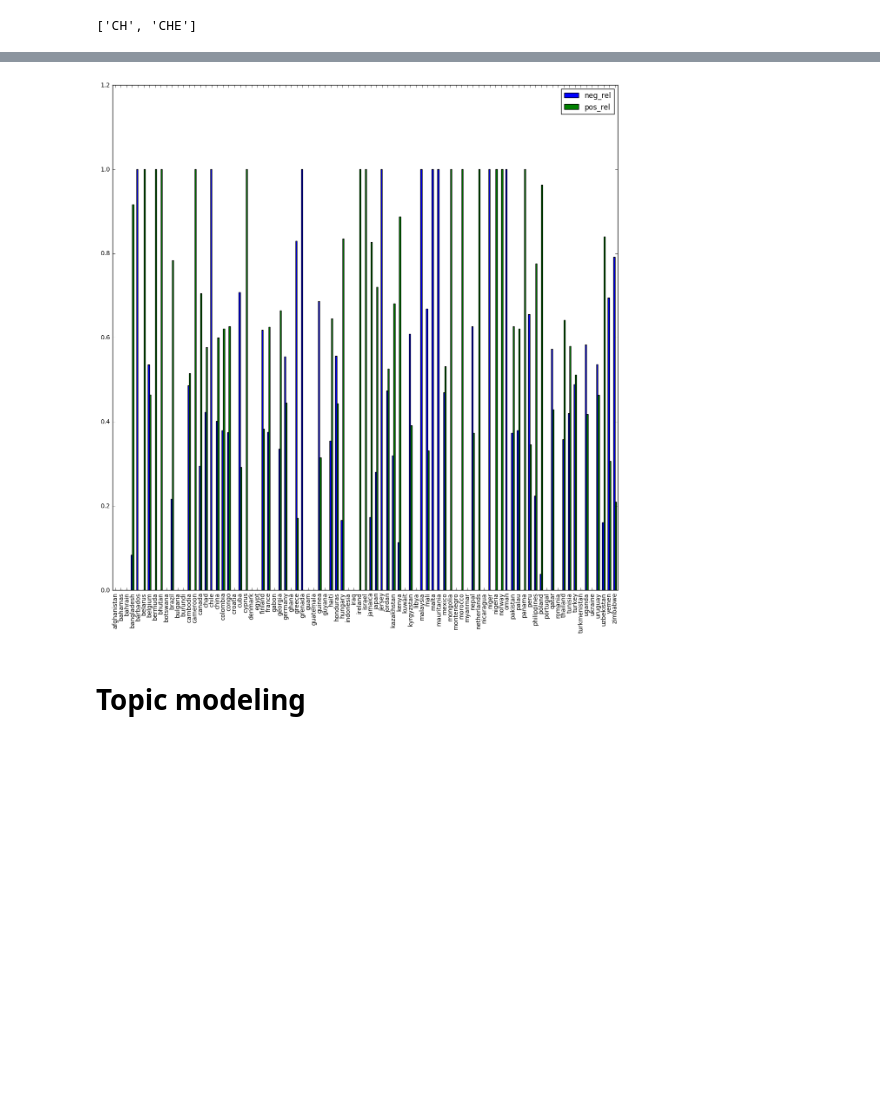
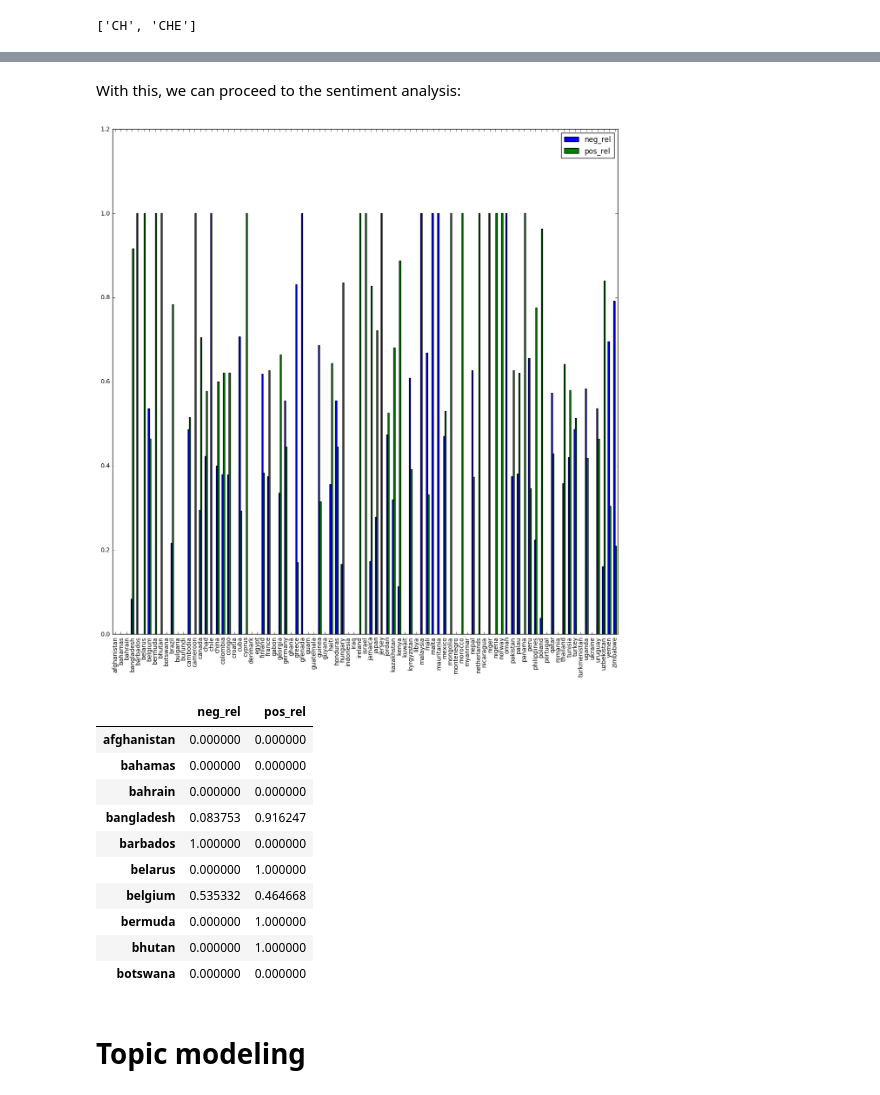
Before and after one commit to Josele/Homework, a Jupyter notebook: 05 - Taming Text/ClintonEmails.ipynb, the cells around one changed output, grey strips where cells are left out. Cells and saved outputs as stored; diff of their text form; code cells hidden in the pictures; blank space fills up the shorter version.

```diff
--- a/05 - Taming Text/ClintonEmails.ipynb
+++ b/05 - Taming Text/ClintonEmails.ipynb
@@ -239,6 +238,8 @@ references['morocco']
  'the first forum in morocco in 2004, when only five leaders participated',
  'pakistan to volunteers for martyrdom on the move from morocco to ',
  "would take immediate effect and that the accreditations of the qatar-based television station's staff in morocco would"]
+# %% [markdown]
+With this, we can proceed to the sentiment analysis:
 # %%
 from nltk.classify import NaiveBayesClassifier
 from nltk.corpus import subjectivity
@@ -287,15 +289,28 @@ for country in references:
         sentiments[country]['pos_rel']=0
 sentiments_aux=sentiments
 # %%
-
+# We move our results to a dataframe and plot it from there
 DF_sentiments=pd.DataFrame(sentiments_aux)
 
 DF_sentiments=DF_sentiments.transpose()
 DF_sentiments_aux=DF_sentiments.drop(['neu','pos','diff','totRefs','neg'],1)
 DF_sentiments_aux.plot(kind='bar',figsize=(15,15))
 plt.show()
+
+DF_sentiments_aux.head(10)
 # %% [output]
 [figure]
+|  | neg_rel | pos_rel |
+| afghanistan | 0.000000 | 0.000000 |
+| bahamas | 0.000000 | 0.000000 |
+| bahrain | 0.000000 | 0.000000 |
+| bangladesh | 0.083753 | 0.916247 |
+| barbados | 1.000000 | 0.000000 |
+| belarus | 0.000000 | 1.000000 |
+| belgium | 0.535332 | 0.464668 |
+| bermuda | 0.000000 | 1.000000 |
+| bhutan | 0.000000 | 1.000000 |
+| botswana | 0.000000 | 0.000000 |
 # %% [markdown]
 # Topic modeling
 # %% [markdown]
```
Also changed, not shown: parts of 14 cells of this notebook.
